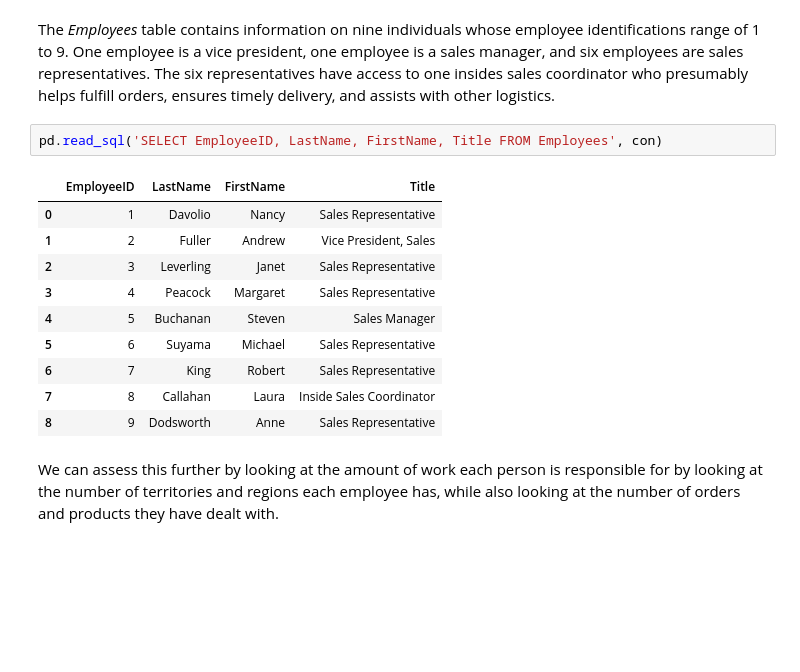
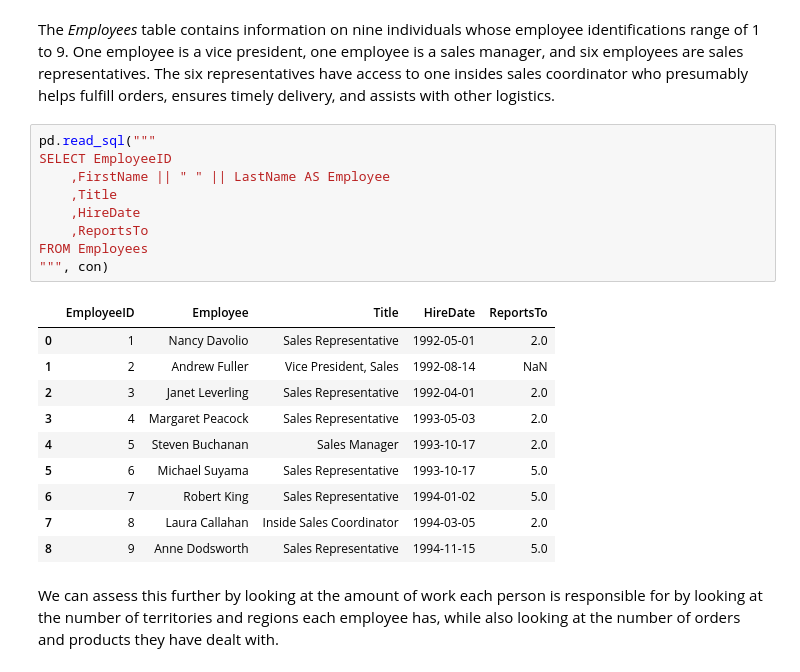
Before and after one commit to xaviergenelin/Big-Data-Project, a Jupyter notebook: Group_13_Part_2.ipynb, the cells around one changed output. Saved outputs shown, nothing was run; the diff lists cells and outputs as text; blank space fills up the shorter version.

```diff
--- a/Group_13_Part_2.ipynb
+++ b/Group_13_Part_2.ipynb
@@ -33,18 +33,25 @@ pd.read_sql('SELECT * FROM sqlite_schema WHERE type = \'table\' ORDER BY name',
 # %% [markdown]
 The _Employees_ table contains information on nine individuals whose employee identifications range of 1 to 9. One employee is a vice president, one employee is a sales manager, and six employees are sales representatives. The six representatives have access to one insides sales coordinator who presumably helps fulfill orders, ensures timely delivery, and assists with other logistics.
 # %%
-pd.read_sql('SELECT EmployeeID, LastName, FirstName, Title FROM Employees', con)
+pd.read_sql("""
+SELECT EmployeeID
+    ,FirstName || " " || LastName AS Employee
+    ,Title
+    ,HireDate
+    ,ReportsTo
+FROM Employees
+""", con)
 # %% [output]
-|  | EmployeeID | LastName | FirstName | Title |
-| 0 | 1 | Davolio | Nancy | Sales Representative |
-| 1 | 2 | Fuller | Andrew | Vice President, Sales |
-| 2 | 3 | Leverling | Janet | Sales Representative |
-| 3 | 4 | Peacock | Margaret | Sales Representative |
-| 4 | 5 | Buchanan | Steven | Sales Manager |
-| 5 | 6 | Suyama | Michael | Sales Representative |
-| 6 | 7 | King | Robert | Sales Representative |
-| 7 | 8 | Callahan | Laura | Inside Sales Coordinator |
-| 8 | 9 | Dodsworth | Anne | Sales Representative |
+|  | EmployeeID | Employee | Title | HireDate | ReportsTo |
+| 0 | 1 | Nancy Davolio | Sales Representative | 1992-05-01 | 2.0 |
+| 1 | 2 | Andrew Fuller | Vice President, Sales | 1992-08-14 | NaN |
+| 2 | 3 | Janet Leverling | Sales Representative | 1992-04-01 | 2.0 |
+| 3 | 4 | Margaret Peacock | Sales Representative | 1993-05-03 | 2.0 |
+| 4 | 5 | Steven Buchanan | Sales Manager | 1993-10-17 | 2.0 |
+| 5 | 6 | Michael Suyama | Sales Representative | 1993-10-17 | 5.0 |
+| 6 | 7 | Robert King | Sales Representative | 1994-01-02 | 5.0 |
+| 7 | 8 | Laura Callahan | Inside Sales Coordinator | 1994-03-05 | 2.0 |
+| 8 | 9 | Anne Dodsworth | Sales Representative | 1994-11-15 | 5.0 |
 # %% [markdown]
 We can assess this further by looking at the amount of work each person is responsible for by looking at the number of territories and regions each employee has, while also looking at the number of orders and products they have dealt with.
 # %%
```
Also changed, not shown: parts of 6 cells of this notebook, 2 other files.
